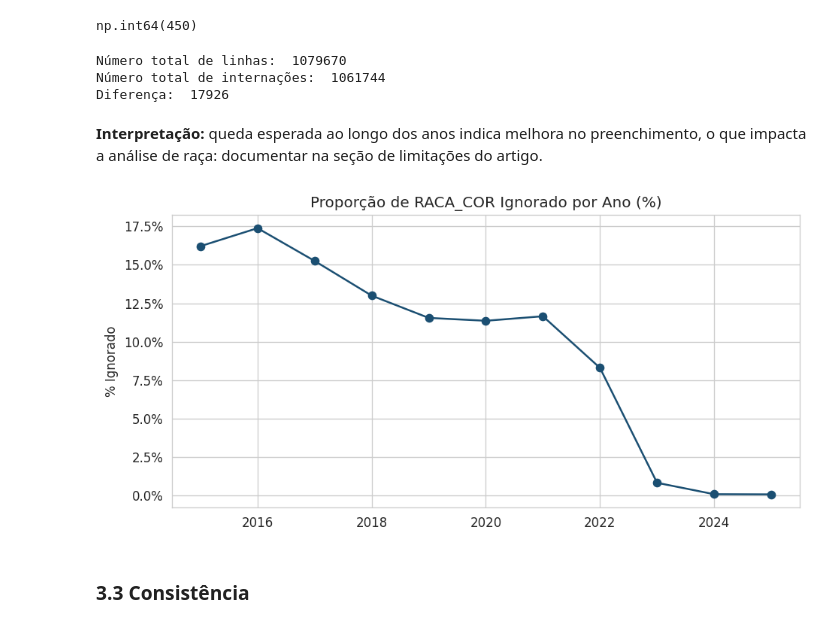
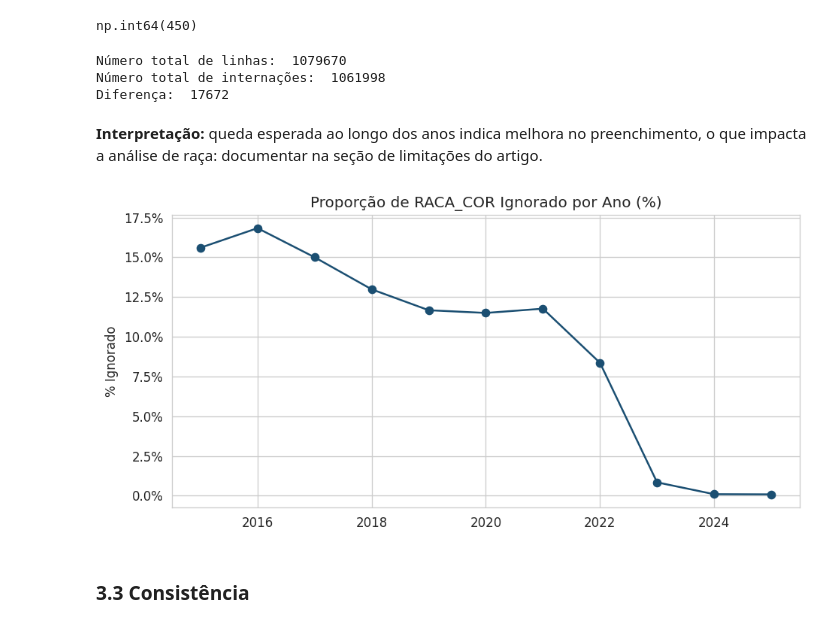
Before and after one commit to tinemyumi/saude-mental-datasus, a Jupyter notebook: notebooks/4.eda_panorama.ipynb, the cells around one changed output. Saved outputs shown, nothing was run; the diff lists cells and outputs as text; code cells hidden in the pictures.

```diff
--- a/notebooks/4.eda_panorama.ipynb
+++ b/notebooks/4.eda_panorama.ipynb
@@ -117,6 +117,7 @@ chave_internacao = [
     'UF_ZI',
     'ANO_CMPT',
     'MUNIC_RES',
+    'MUNIC_MOV',
     'DT_INTER',
     'DT_SAIDA',
     'DIAG_PRINC',
@@ -135,5 +136,5 @@ print('Número total de internações: ', total_internacoes)
 print('Diferença: ', df.shape[0] - df_tratado.shape[0])
 # %% [output]
 Número total de linhas:  1079670
-Número total de internações:  1061744
-Diferença:  17926
+Número total de internações:  1061998
+Diferença:  17672
@@ -142,22 +145,22 @@ Diferença:  17926
 # %%
 # Evolução anual do preenchimento de RACA_COR
 # Importante para a discussão metodológica do artigo
 raca_ignorado = (
-    df.assign(ignorado=df['RACA_COR'] == '99')
+    df_tratado.assign(ignorado=df['RACA_COR'] == '99')
     .groupby('ANO_CMPT')['ignorado']
     .mean() * 100
 )
 
 fig, ax = plt.subplots(figsize=(8, 4))
 raca_ignorado.plot(ax=ax, marker='o', color=COLOR1)
 ax.set_title('Proporção de RACA_COR Ignorado por Ano (%)')
 ax.set_ylabel('% Ignorado')
 ax.set_xlabel('')
 ax.yaxis.set_major_formatter(mticker.FormatStrFormatter('%.1f%%'))
 plt.tight_layout()
 plt.show()
 # %% [output]
-[figure, old version]
+[figure, new version]
 # %% [markdown]
 ### **3.3 Consistência**
 # %%
```
Also changed, not shown: parts of 13 cells of this notebook.
